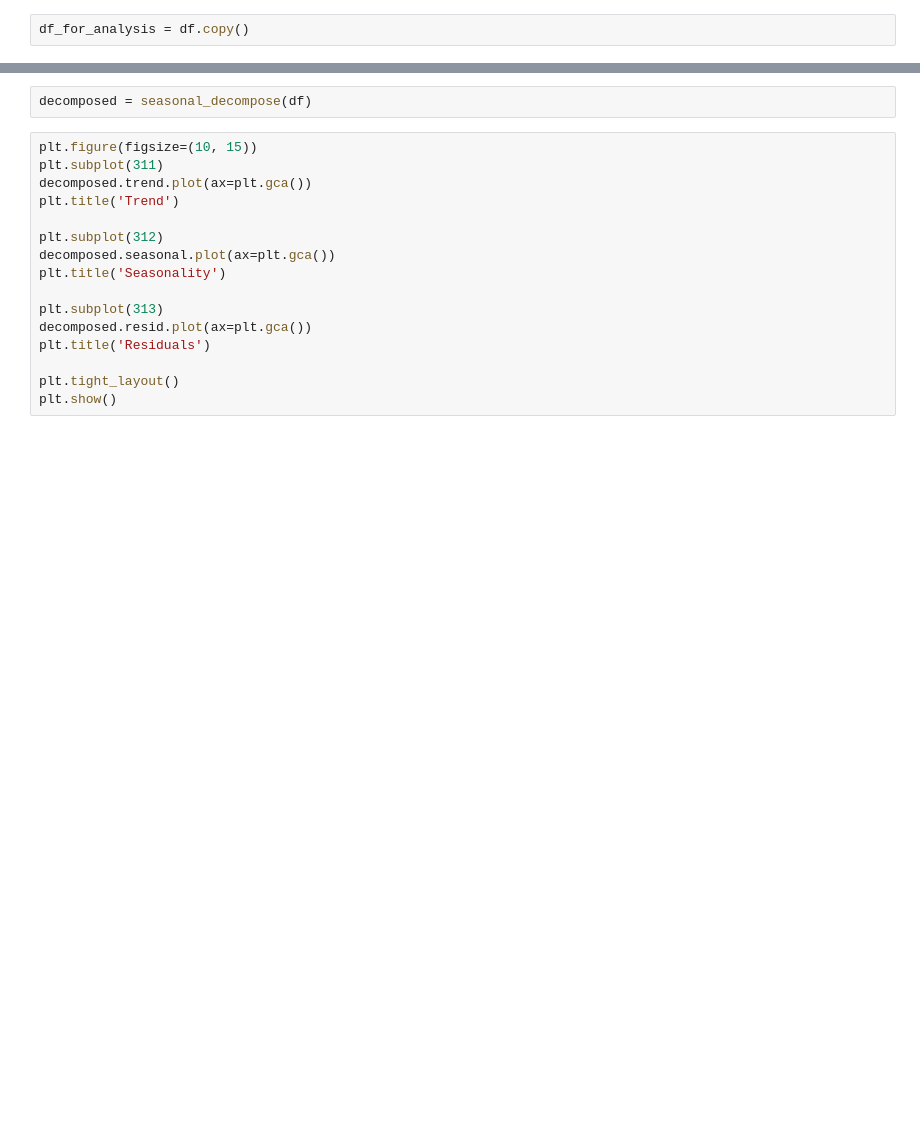
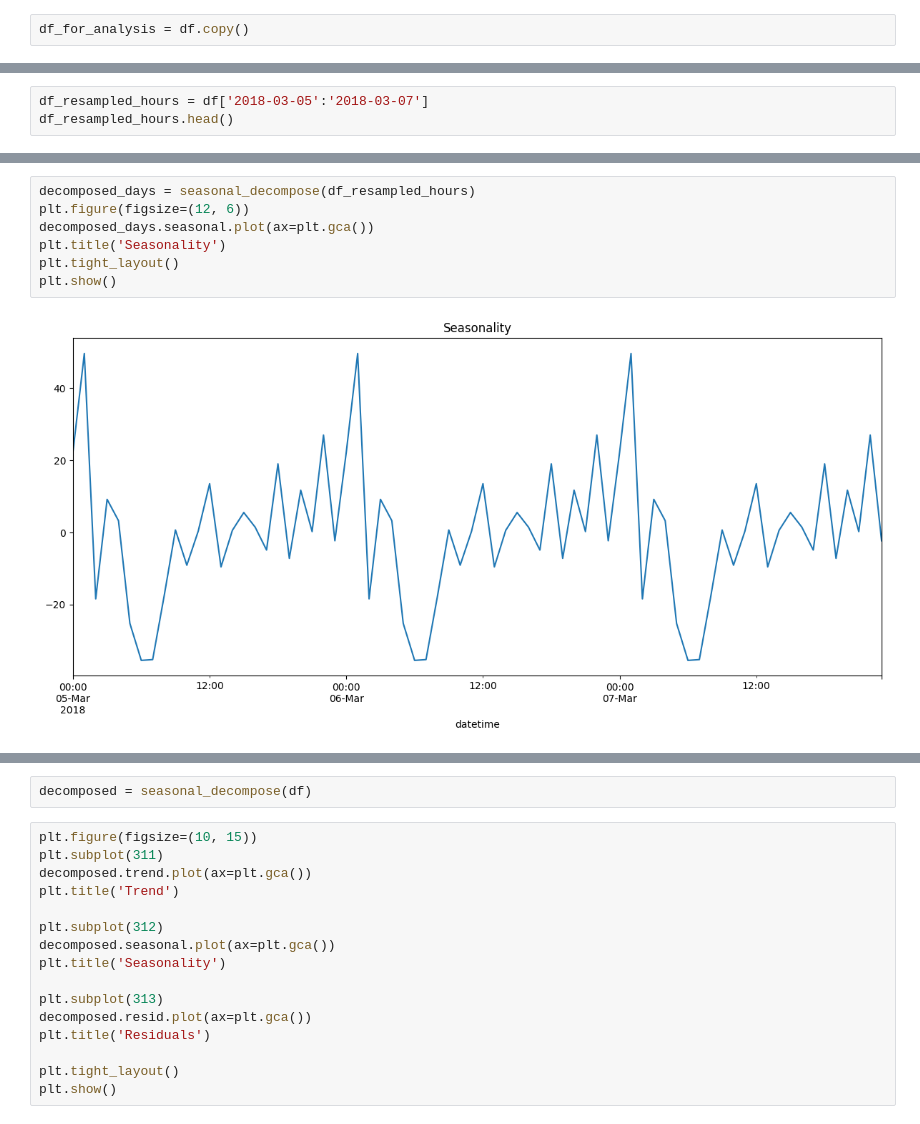
Before and after one commit to dolbilov/yandex_practicum_projects, a Jupyter notebook: 16_taxi_demand_predicting/project.ipynb, the cells around one changed output, grey strips where cells are left out. Drawn from its saved outputs; the diff is of its cells as text; blank space fills up the shorter version.

```diff
--- a/16_taxi_demand_predicting/project.ipynb
+++ b/16_taxi_demand_predicting/project.ipynb
@@ -270,0 +375,3 @@ plt.show()
+# %%
+df_resampled_hours = df['2018-03-05':'2018-03-07']
+df_resampled_hours.head()
@@ -270,0 +386,9 @@ plt.show()
+# %%
+decomposed_days = seasonal_decompose(df_resampled_hours)
+plt.figure(figsize=(12, 6))
+decomposed_days.seasonal.plot(ax=plt.gca())
+plt.title('Seasonality')
+plt.tight_layout()
+plt.show()
+# %% [output]
+[figure, added]
```
Also changed, not shown: parts of 54 cells of this notebook.
